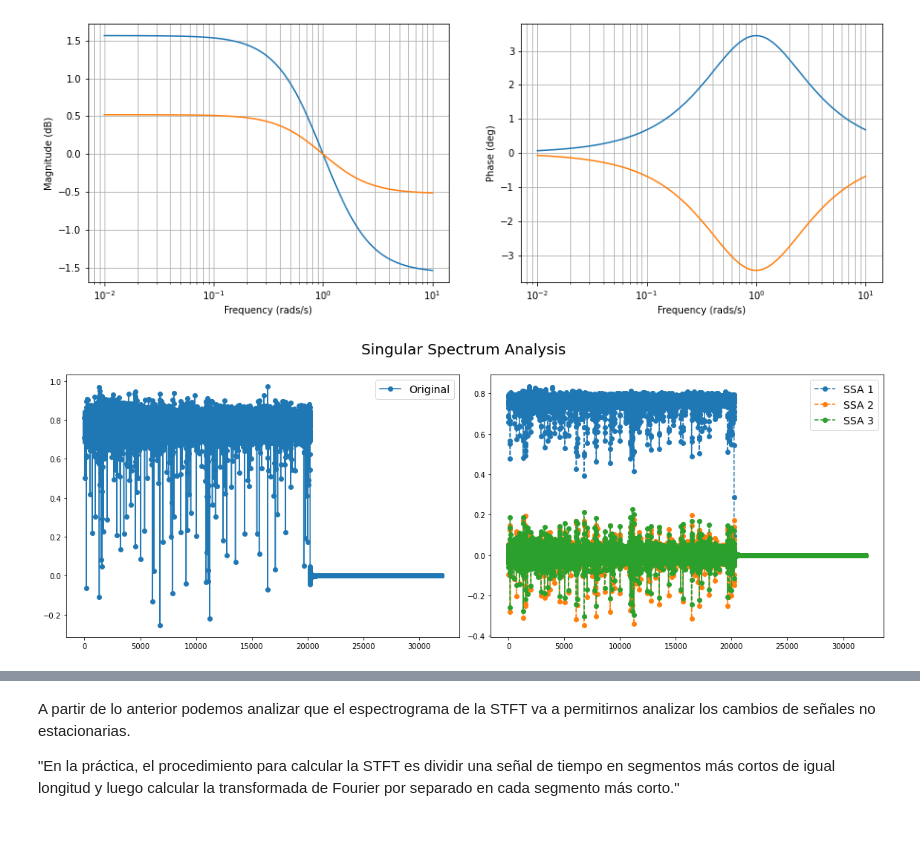
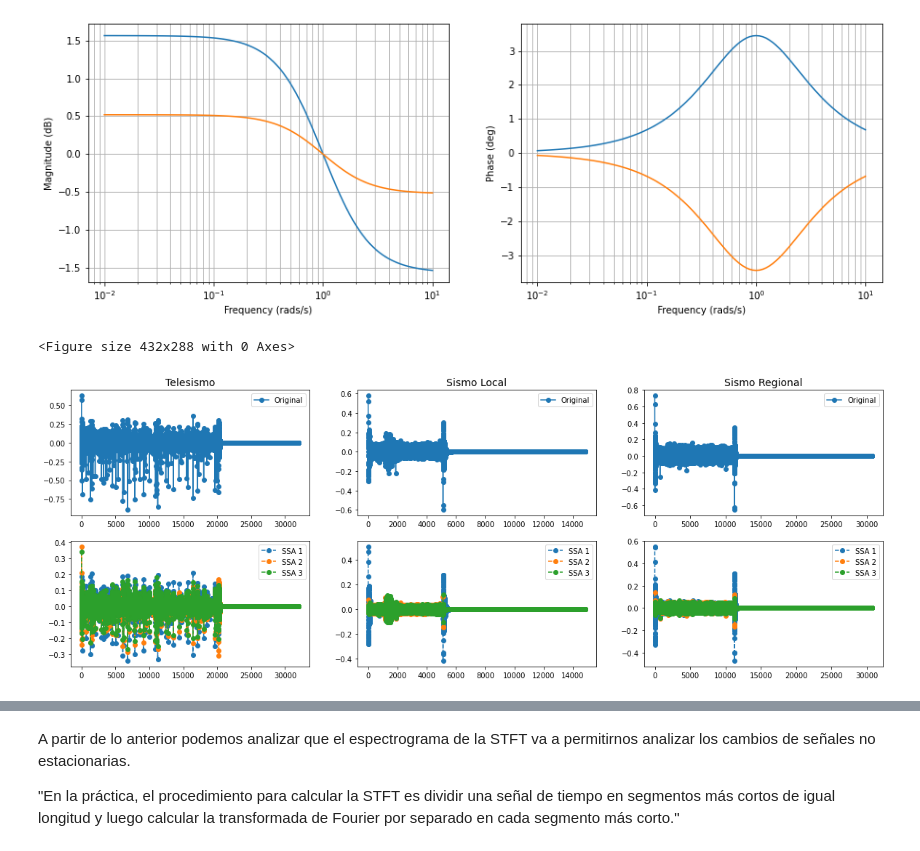
Before and after one commit to ManuelBothert/Miniproyecto-1-TSIII, a Jupyter notebook: MiniProyecto1.ipynb, the cells around one changed output, grey strips where cells are left out. Saved outputs shown, nothing was run; the diff lists cells and outputs as text; code cells hidden in the pictures.

```diff
--- a/MiniProyecto1.ipynb
+++ b/MiniProyecto1.ipynb
@@ -70,23 +90,23 @@ plt.show()
 # %%
-def butter_lowpass(cutoff, fs, order=5):
+def butter_lowpass(cutoff, fs, order):
     nyq = 0.5 * fs
     normal_cutoff = cutoff / nyq
     b, a = butter(order, normal_cutoff, btype='low', analog=False)
     return b, a
 
-def butter_lowpass_filter(data, cutoff, fs, order=5):
+def butter_lowpass_filter(data, cutoff, fs, order):
     b, a = butter_lowpass(cutoff, fs, order=order)
     y = lfilter(b, a, data)
     return y
 
-def butter_bandpass(lowcut, highcut, fs, order=5):
+def butter_bandpass(lowcut, highcut, fs, order):
     nyq = 0.5 * fs
     low = lowcut / nyq
     high = highcut / nyq
     b, a = butter(order, [low, high], btype='band')
     return b, a
 
-def butter_bandpass_filter(data, lowcut, highcut, fs, order=5):
+def butter_bandpass_filter(data, lowcut, highcut, fs, order):
     b, a = butter_bandpass(lowcut, highcut, fs, order=order)
     y = lfilter(b, a, data)
     return y
@@ -99,7 +119,8 @@ cutoff1 = 1
 cutoff = 50  # desired cutoff frequency of the filter, Hz
 
 # Get the filter coefficients so we can check its frequency response.
-b, a = butter_lowpass(cutoff, fs, order)
+#b, a = butter_lowpass(cutoff, fs, order)
+b, a = butter_bandpass(cutoff1, cutoff, fs, order=5)
 
 # Plot the frequency response.
 w, h = freqz(b, a, worN=8000)
@@ -114,7 +135,7 @@ plt.title("Lowpass Filter Frequency Response")
 plt.xlabel('Frequency [Hz]')
 plt.grid()
 
-data = sampleSignal
+data = TeleSignal[0,:]
 
 # Filter the data, and plot both the original and filtered signals.
 #y = butter_lowpass_filter(data, cutoff, fs, order)
@@ -189,30 +229,30 @@ plt.grid(True, which="both")
 <Figure size 432x288 with 0 Axes>
 [figure]
 # %%
-X = Yfiltered # Conjunto de 21 sismos (filtrados).
-groups = 3 # Conjunto de señales subyacentes.
-ssa = SingularSpectrumAnalysis(window_size=groups) # Singular Spectrum Analysis.
-X_ssa = ssa.fit_transform(X) # Matríz con las nuevas señales subyacentes.
+groups = 3 #Conjunto de señales subyacentes.
+ssa = SingularSpectrumAnalysis(window_size=groups) #Singular Spectrum Analysis.
 
-# Show the results for the first time series and its subseries.
-plt.figure(figsize=(16, 6))
+#Creamos las matrices con las nuevas señales subyacentes para cada conjunto de señales.
+Tele_ssa = ssa.fit_transform(TeleSignalFiltered)
+Loc_ssa = ssa.fit_transform(LocSignalFiltered)
+Reg_ssa = ssa.fit_transform(RegSignalFiltered)
+
+#Show the results for the first time series and its subseries.
 idSignal = 0 # Identificador de la señal seleccionada (de las 21).
-plt.suptitle('Singular Spectrum Analysis', fontsize=20)
-ax1 = plt.subplot(121)
-ax1.plot(X[idSignal], 'o-', label='Original')
-ax1.legend(loc='best', fontsize=14)
+plt.figure()
+plt.figure(figsize=(20,7))
+plt.subplot(2, 3, 1), plt.plot(TeleSignalFiltered[idSignal], 'o-', label='Original'), plt.title("Telesismo", fontsize=14), plt.legend(loc='best')
+plt.subplot(2, 3, 2), plt.plot(LocSignalFiltered[idSignal], 'o-', label='Original'), plt.title("Sismo Local", fontsize=14), plt.legend(loc='best')
+plt.subplot(2, 3, 3), plt.plot(RegSignalFiltered[idSignal], 'o-', label='Original'), plt.title("Sismo Regional", fontsize=14), plt.legend(loc='best')
 
-ax2 = plt.subplot(122)
 for i in range(groups):
-    ax2.plot(X_ssa[idSignal, i], 'o--', label='SSA {0}'.format(i + 1))
-ax2.legend(loc='best', fontsize=14)
-
-plt.tight_layout()
-plt.subplots_adjust(top=0.88)
-plt.show()
+    plt.subplot(2, 3, 4), plt.plot(Tele_ssa[idSignal, i], 'o--', label='SSA {0}'.format(i + 1)), plt.legend(loc='best')
+    plt.subplot(2, 3, 5), plt.plot(Loc_ssa[idSignal, i], 'o--', label='SSA {0}'.format(i + 1)), plt.legend(loc='best')
+    plt.subplot(2, 3, 6), plt.plot(Reg_ssa[idSignal, i], 'o--', label='SSA {0}'.format(i + 1)), plt.legend(loc='best')
 
 # The first subseries consists of the trend of the original time series.
 # The second and third subseries consist of noise.
 # %% [output]
+<Figure size 432x288 with 0 Axes>
-[figure, old version]
+[figure, new version]
 # %%
```
Also changed, not shown: parts of 26 cells of this notebook.
